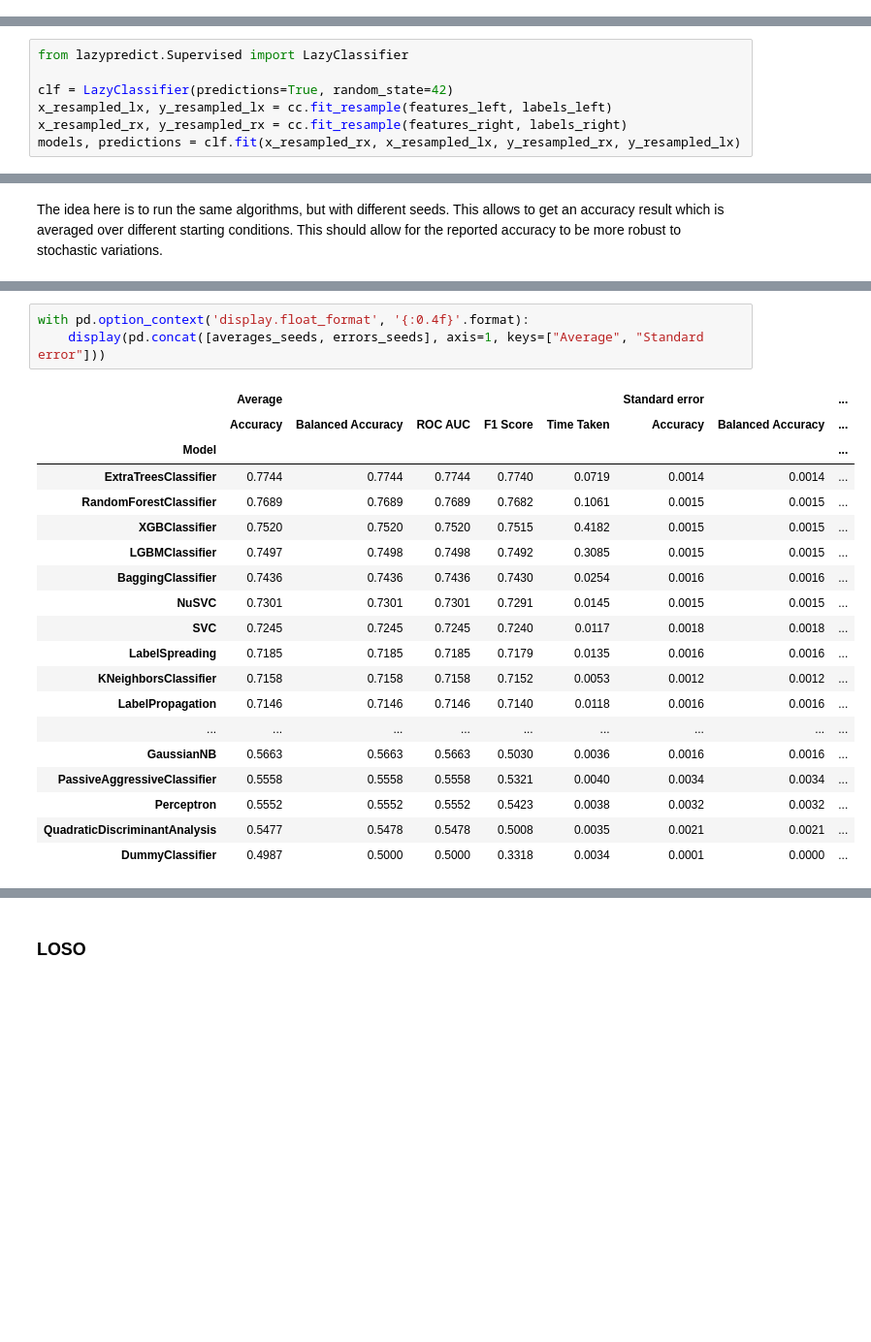
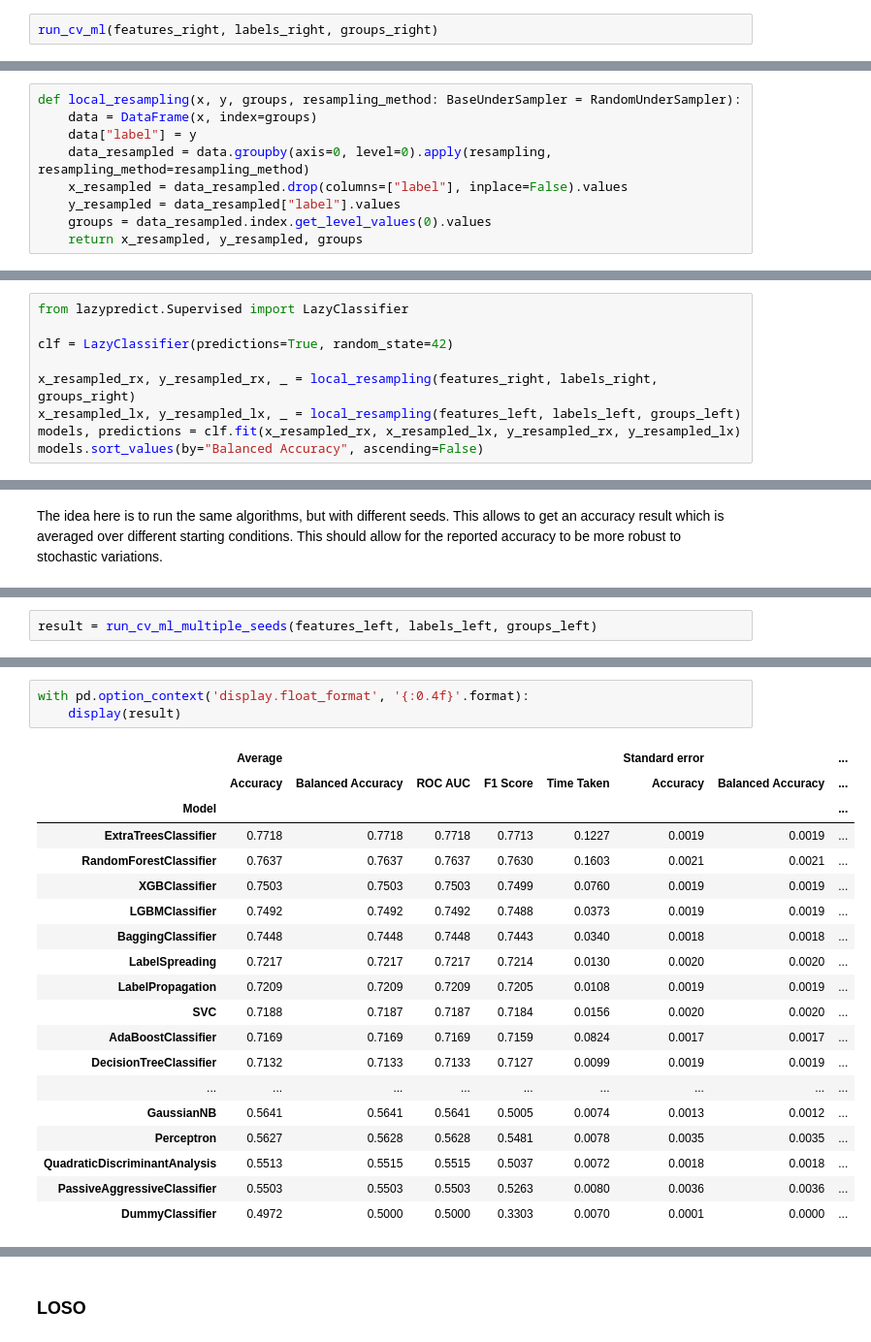
Before and after one commit to LeonardoAlchieri/LateralizationPhysiologicalWearables, a Jupyter notebook: notebooks/data-exploration-usilaughs-artefact-removal.ipynb, the cells around one changed output, grey strips where cells are left out. Shown: that part at 97% size. Saved outputs shown, nothing was run; the diff lists cells and outputs as text; blank space fills up the shorter version.

Commit message:
Corrected for undersampling in ml w/o artefacts

```diff
--- a/notebooks/data-exploration-usilaughs-artefact-removal.ipynb
+++ b/notebooks/data-exploration-usilaughs-artefact-removal.ipynb
@@ -672,0 +664,2 @@ pd.concat([averages, standard_errors], axis=1, keys=["Average", "Standard error"
+# %%
+run_cv_ml(features_right, labels_right, groups_right)
@@ -673,5 +687,14 @@ pd.concat([averages, standard_errors], axis=1, keys=["Average", "Standard error"
 # %% [markdown]
 #### LX vs RX
+# %%
+def local_resampling(x, y, groups, resampling_method: BaseUnderSampler = RandomUnderSampler):
+    data = DataFrame(x, index=groups)
+    data["label"] = y
+    data_resampled = data.groupby(axis=0, level=0).apply(resampling, resampling_method=resampling_method)
+    x_resampled = data_resampled.drop(columns=["label"], inplace=False).values
+    y_resampled = data_resampled["label"].values
+    groups = data_resampled.index.get_level_values(0).values
+    return x_resampled, y_resampled, groups
 # %%
 from lazypredict.Supervised import LazyClassifier
 
@@ -706,6 +729,8 @@ models.sort_values(by="Balanced Accuracy", ascending=False)
 from lazypredict.Supervised import LazyClassifier
 
 clf = LazyClassifier(predictions=True, random_state=42)
-x_resampled_lx, y_resampled_lx = cc.fit_resample(features_left, labels_left)
-x_resampled_rx, y_resampled_rx = cc.fit_resample(features_right, labels_right)
+
+x_resampled_rx, y_resampled_rx, _ = local_resampling(features_right, labels_right, groups_right)
+x_resampled_lx, y_resampled_lx, _ = local_resampling(features_left, labels_left, groups_left)
 models, predictions = clf.fit(x_resampled_rx, x_resampled_lx, y_resampled_rx, y_resampled_lx)
+models.sort_values(by="Balanced Accuracy", ascending=False)
@@ -824,0 +870,2 @@ errors_seeds = (
+# %%
+result = run_cv_ml_multiple_seeds(features_left, labels_left, groups_left)
@@ -825,24 +883,24 @@ errors_seeds = (
 # %%
 with pd.option_context('display.float_format', '{:0.4f}'.format):
-    display(pd.concat([averages_seeds, errors_seeds], axis=1, keys=["Average", "Standard error"]))
+    display(result)
 # %% [output]
 |  | Average |  |  |  |  | Standard error |  | ... |
 |  | Accuracy | Balanced Accuracy | ROC AUC | F1 Score | Time Taken | Accuracy | Balanced Accuracy | ... |
 | Model |  |  |  |  |  |  |  | ... |
-| ExtraTreesClassifier | 0.7744 | 0.7744 | 0.7744 | 0.7740 | 0.0719 | 0.0014 | 0.0014 | ... |
-| RandomForestClassifier | 0.7689 | 0.7689 | 0.7689 | 0.7682 | 0.1061 | 0.0015 | 0.0015 | ... |
-| XGBClassifier | 0.7520 | 0.7520 | 0.7520 | 0.7515 | 0.4182 | 0.0015 | 0.0015 | ... |
-| LGBMClassifier | 0.7497 | 0.7498 | 0.7498 | 0.7492 | 0.3085 | 0.0015 | 0.0015 | ... |
-| BaggingClassifier | 0.7436 | 0.7436 | 0.7436 | 0.7430 | 0.0254 | 0.0016 | 0.0016 | ... |
-| NuSVC | 0.7301 | 0.7301 | 0.7301 | 0.7291 | 0.0145 | 0.0015 | 0.0015 | ... |
-| SVC | 0.7245 | 0.7245 | 0.7245 | 0.7240 | 0.0117 | 0.0018 | 0.0018 | ... |
-| LabelSpreading | 0.7185 | 0.7185 | 0.7185 | 0.7179 | 0.0135 | 0.0016 | 0.0016 | ... |
-| KNeighborsClassifier | 0.7158 | 0.7158 | 0.7158 | 0.7152 | 0.0053 | 0.0012 | 0.0012 | ... |
-| LabelPropagation | 0.7146 | 0.7146 | 0.7146 | 0.7140 | 0.0118 | 0.0016 | 0.0016 | ... |
+| ExtraTreesClassifier | 0.7718 | 0.7718 | 0.7718 | 0.7713 | 0.1227 | 0.0019 | 0.0019 | ... |
+| RandomForestClassifier | 0.7637 | 0.7637 | 0.7637 | 0.7630 | 0.1603 | 0.0021 | 0.0021 | ... |
+| XGBClassifier | 0.7503 | 0.7503 | 0.7503 | 0.7499 | 0.0760 | 0.0019 | 0.0019 | ... |
+| LGBMClassifier | 0.7492 | 0.7492 | 0.7492 | 0.7488 | 0.0373 | 0.0019 | 0.0019 | ... |
+| BaggingClassifier | 0.7448 | 0.7448 | 0.7448 | 0.7443 | 0.0340 | 0.0018 | 0.0018 | ... |
+| LabelSpreading | 0.7217 | 0.7217 | 0.7217 | 0.7214 | 0.0130 | 0.0020 | 0.0020 | ... |
+| LabelPropagation | 0.7209 | 0.7209 | 0.7209 | 0.7205 | 0.0108 | 0.0019 | 0.0019 | ... |
+| SVC | 0.7188 | 0.7187 | 0.7187 | 0.7184 | 0.0156 | 0.0020 | 0.0020 | ... |
+| AdaBoostClassifier | 0.7169 | 0.7169 | 0.7169 | 0.7159 | 0.0824 | 0.0017 | 0.0017 | ... |
+| DecisionTreeClassifier | 0.7132 | 0.7133 | 0.7133 | 0.7127 | 0.0099 | 0.0019 | 0.0019 | ... |
 | ... | ... | ... | ... | ... | ... | ... | ... | ... |
-| GaussianNB | 0.5663 | 0.5663 | 0.5663 | 0.5030 | 0.0036 | 0.0016 | 0.0016 | ... |
-| PassiveAggressiveClassifier | 0.5558 | 0.5558 | 0.5558 | 0.5321 | 0.0040 | 0.0034 | 0.0034 | ... |
-| Perceptron | 0.5552 | 0.5552 | 0.5552 | 0.5423 | 0.0038 | 0.0032 | 0.0032 | ... |
-| QuadraticDiscriminantAnalysis | 0.5477 | 0.5478 | 0.5478 | 0.5008 | 0.0035 | 0.0021 | 0.0021 | ... |
-| DummyClassifier | 0.4987 | 0.5000 | 0.5000 | 0.3318 | 0.0034 | 0.0001 | 0.0000 | ... |
+| GaussianNB | 0.5641 | 0.5641 | 0.5641 | 0.5005 | 0.0074 | 0.0013 | 0.0012 | ... |
+| Perceptron | 0.5627 | 0.5628 | 0.5628 | 0.5481 | 0.0078 | 0.0035 | 0.0035 | ... |
+| QuadraticDiscriminantAnalysis | 0.5513 | 0.5515 | 0.5515 | 0.5037 | 0.0072 | 0.0018 | 0.0018 | ... |
+| PassiveAggressiveClassifier | 0.5503 | 0.5503 | 0.5503 | 0.5263 | 0.0080 | 0.0036 | 0.0036 | ... |
+| DummyClassifier | 0.4972 | 0.5000 | 0.5000 | 0.3303 | 0.0070 | 0.0001 | 0.0000 | ... |
 # %% [markdown]
```
Also changed, not shown: parts of 29 cells of this notebook.
